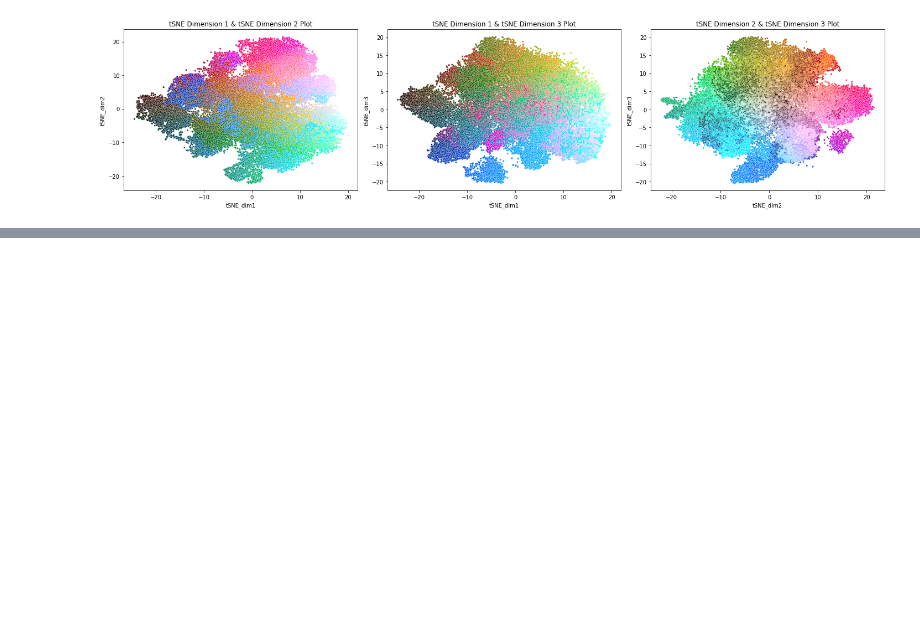
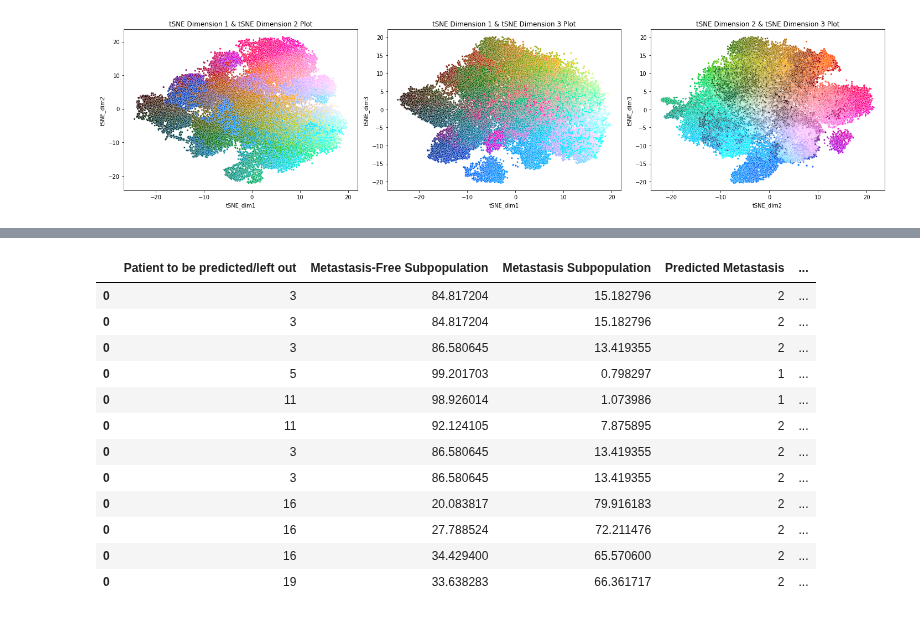
Before and after one commit to Youssef-Saleh/GP-MSI, a Jupyter notebook: Breast Cancer/BreastModel.ipynb, the cells around one changed output, grey strips where cells are left out. Saved outputs shown, nothing was run; the diff lists cells and outputs as text; code cells hidden in the pictures; blank space fills up the shorter version.

```diff
--- a/Breast Cancer/BreastModel.ipynb
+++ b/Breast Cancer/BreastModel.ipynb
@@ -445,5 +446,6 @@ Non-Metastasis probability : 88.27126181211784
 # %%
-y_pred_KNN = KNN(2 , train_scaled_selected_proteins_data, train_labels, test_scaled_selected_proteins_data)
+K_value= 5
+y_pred_KNN = KNN(K_value, train_selected_proteins_data, train_labels, test_selected_proteins_data)
 # 2 , 4 , 8 , 6
 # %%
 Metastasis_prob, Non_Metastasis_prob = ProbabilityCalc(y_pred_KNN)
@@ -468,4 +484,4 @@ Selected_model = Surv_KNN
 Metastasis_prob = Selected_model[0]
 Non_Metastasis_prob = Selected_model[1]
 # %%
-total_results_dataframe_KNN = OutputDataframe(total_results_dataframe_KNN, testPatient_ID , Clinical_data_full, Non_Metastasis_prob, Metastasis_prob, selected_clusters_value, SAM_protein)
+total_results_dataframe_norm_KNN = OutputDataframe(total_results_dataframe_norm_KNN, testPatient_ID , Clinical_data_full, Non_Metastasis_prob, Metastasis_prob, selected_clusters_value,K_value, SAM_protein)
@@ -474 +488,17 @@ total_results_dataframe_KNN
+# %%
+total_results_dataframe_norm_KNN
+# %% [output]
+|  | Patient to be predicted/left out | Metastasis-Free Subpopulation | Metastasis Subpopulation | Predicted Metastasis | ... |
+| 0 | 3 | 84.817204 | 15.182796 | 2 | ... |
+| 0 | 3 | 84.817204 | 15.182796 | 2 | ... |
+| 0 | 3 | 86.580645 | 13.419355 | 2 | ... |
+| 0 | 5 | 99.201703 | 0.798297 | 1 | ... |
+| 0 | 11 | 98.926014 | 1.073986 | 1 | ... |
+| 0 | 11 | 92.124105 | 7.875895 | 2 | ... |
+| 0 | 3 | 86.580645 | 13.419355 | 2 | ... |
+| 0 | 3 | 86.580645 | 13.419355 | 2 | ... |
+| 0 | 16 | 20.083817 | 79.916183 | 2 | ... |
+| 0 | 16 | 27.788524 | 72.211476 | 2 | ... |
+| 0 | 16 | 34.429400 | 65.570600 | 2 | ... |
+| 0 | 19 | 33.638283 | 66.361717 | 2 | ... |
 # %%
```
Also changed, not shown: parts of 15 cells of this notebook, 28 other files.
